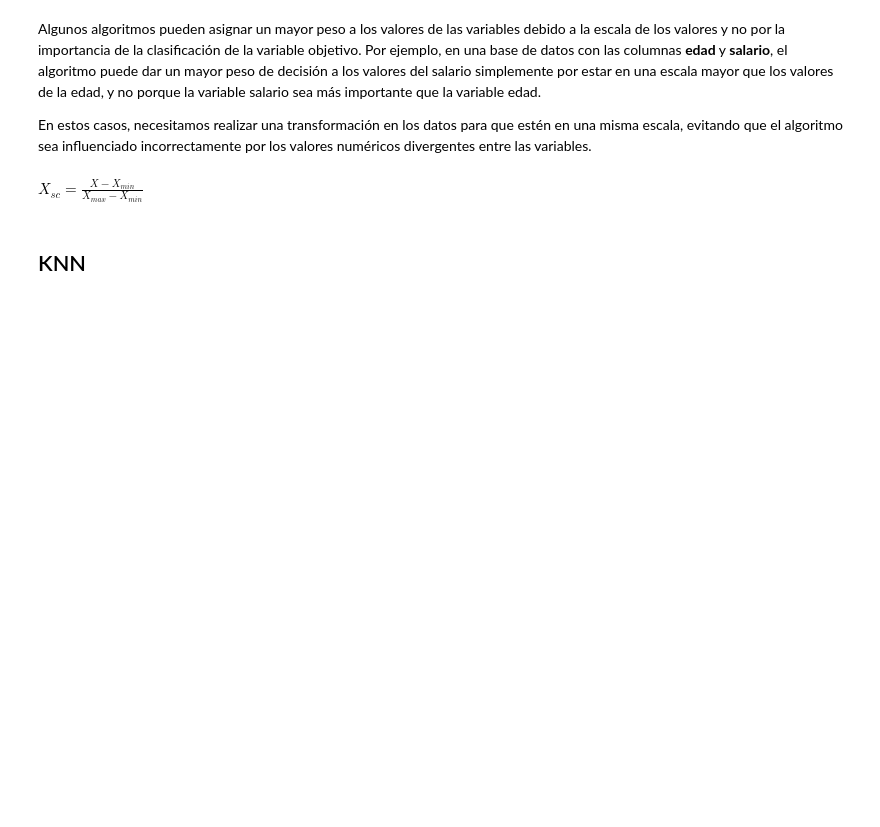
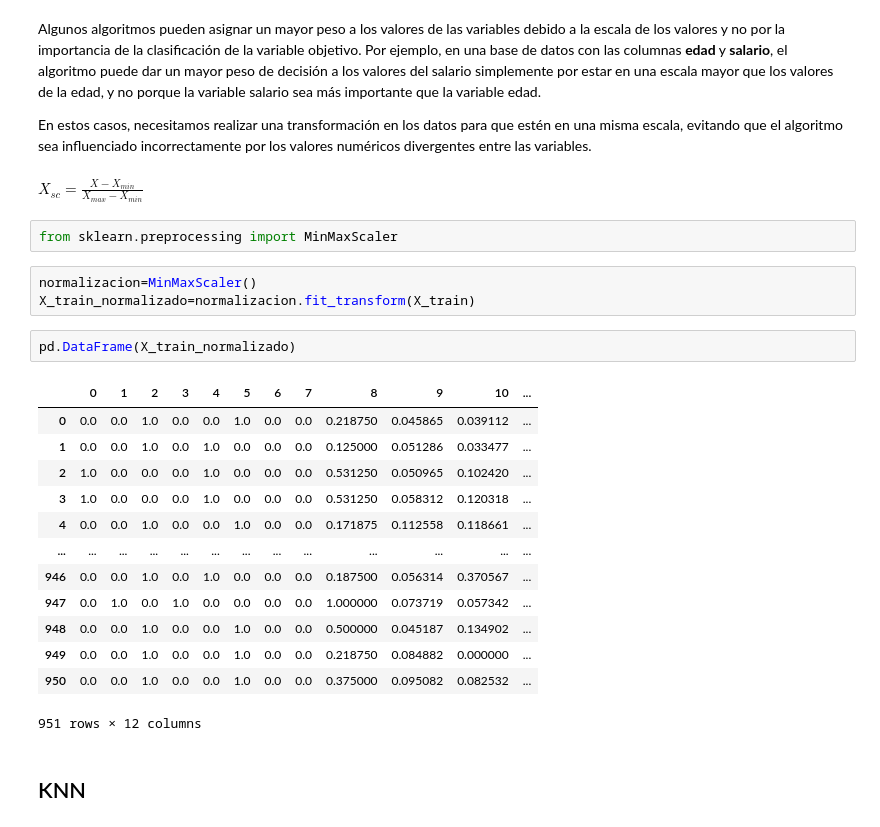
Before and after one commit to Yaaxek/-Clasificar-datos-con-Machine-Learning, a Jupyter notebook: Clasificar_datos_con_Machine_Learning.ipynb, the cells around one changed output. Saved outputs shown, nothing was run; the diff lists cells and outputs as text; blank space fills up the shorter version.

```diff
--- a/Clasificar_datos_con_Machine_Learning.ipynb
+++ b/Clasificar_datos_con_Machine_Learning.ipynb
@@ -85,6 +361,27 @@ Algunos algoritmos pueden asignar un mayor peso a los valores de las variables d
 En estos casos, necesitamos realizar una transformación en los datos para que estén en una misma escala, evitando que el algoritmo sea influenciado incorrectamente por los valores numéricos divergentes entre las variables.
 # %% [markdown]
 $X_{sc} = \frac{X - X_{min}}{X_{max} - X_{min}} $
+# %%
+from sklearn.preprocessing import MinMaxScaler
+# %%
+normalizacion=MinMaxScaler()
+X_train_normalizado=normalizacion.fit_transform(X_train)
+# %%
+pd.DataFrame(X_train_normalizado)
+# %% [output]
+|  | 0 | 1 | 2 | 3 | 4 | 5 | 6 | 7 | 8 | 9 | 10 | ... |
+| 0 | 0.0 | 0.0 | 1.0 | 0.0 | 0.0 | 1.0 | 0.0 | 0.0 | 0.218750 | 0.045865 | 0.039112 | ... |
+| 1 | 0.0 | 0.0 | 1.0 | 0.0 | 1.0 | 0.0 | 0.0 | 0.0 | 0.125000 | 0.051286 | 0.033477 | ... |
+| 2 | 1.0 | 0.0 | 0.0 | 0.0 | 1.0 | 0.0 | 0.0 | 0.0 | 0.531250 | 0.050965 | 0.102420 | ... |
+| 3 | 1.0 | 0.0 | 0.0 | 0.0 | 1.0 | 0.0 | 0.0 | 0.0 | 0.531250 | 0.058312 | 0.120318 | ... |
+| 4 | 0.0 | 0.0 | 1.0 | 0.0 | 0.0 | 1.0 | 0.0 | 0.0 | 0.171875 | 0.112558 | 0.118661 | ... |
+| ... | ... | ... | ... | ... | ... | ... | ... | ... | ... | ... | ... | ... |
+| 946 | 0.0 | 0.0 | 1.0 | 0.0 | 1.0 | 0.0 | 0.0 | 0.0 | 0.187500 | 0.056314 | 0.370567 | ... |
+| 947 | 0.0 | 1.0 | 0.0 | 1.0 | 0.0 | 0.0 | 0.0 | 0.0 | 1.000000 | 0.073719 | 0.057342 | ... |
+| 948 | 0.0 | 0.0 | 1.0 | 0.0 | 0.0 | 1.0 | 0.0 | 0.0 | 0.500000 | 0.045187 | 0.134902 | ... |
+| 949 | 0.0 | 0.0 | 1.0 | 0.0 | 0.0 | 1.0 | 0.0 | 0.0 | 0.218750 | 0.084882 | 0.000000 | ... |
+| 950 | 0.0 | 0.0 | 1.0 | 0.0 | 0.0 | 1.0 | 0.0 | 0.0 | 0.375000 | 0.095082 | 0.082532 | ... |
+951 rows × 12 columns
 # %% [markdown]
 ## KNN
 # %% [markdown]
```
Also changed, not shown: parts of 146 cells of this notebook.
